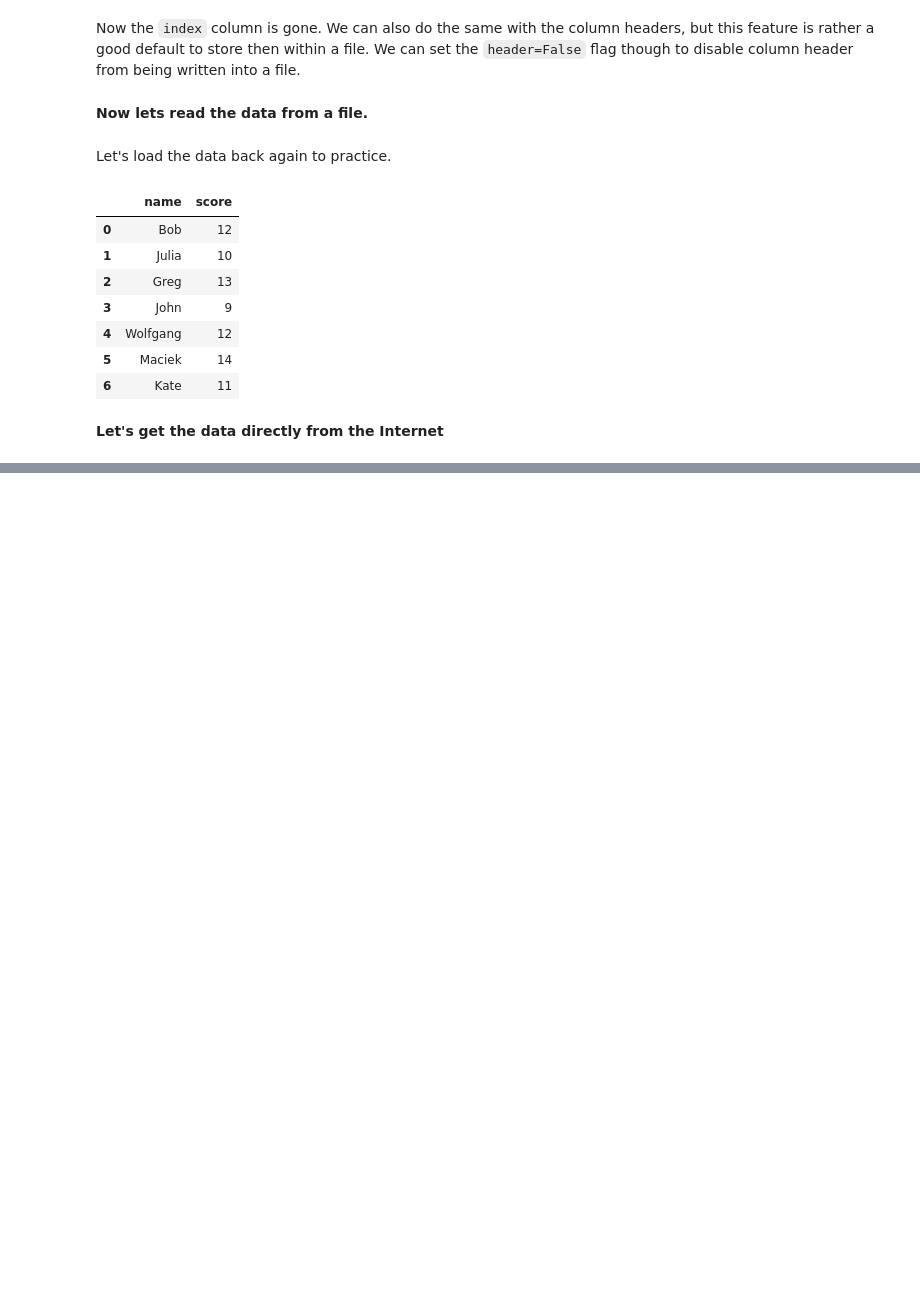
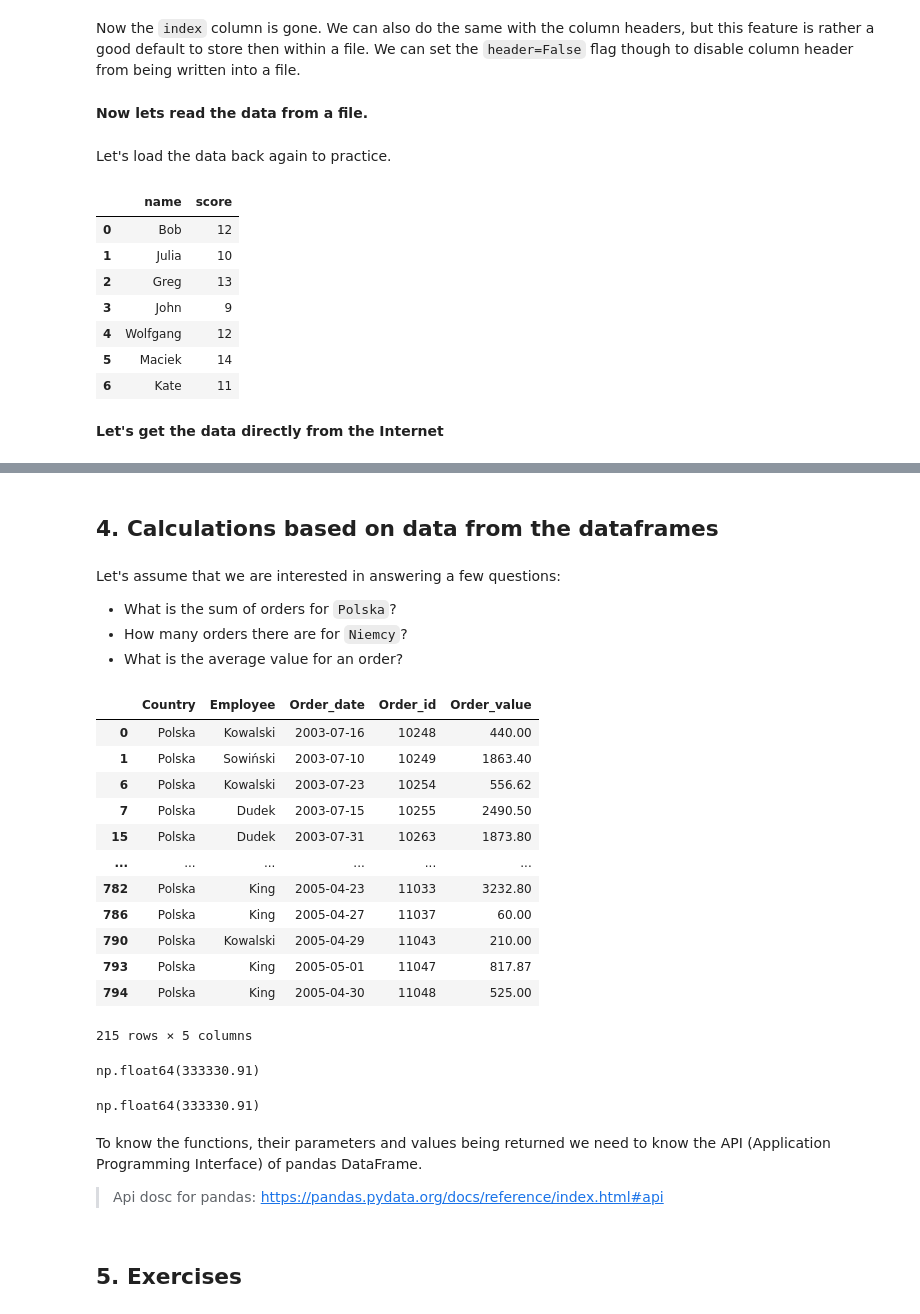
Before and after one commit to kropiak/__biostatistics_it_2026, a Jupyter notebook: lab_03/lab_03_pandas_intro.ipynb, the cells around one changed output, grey strips where cells are left out. Saved outputs shown, nothing was run; the diff lists cells and outputs as text; code cells hidden in the pictures; blank space fills up the shorter version.

```diff
--- a/lab_03/lab_03_pandas_intro.ipynb
+++ b/lab_03/lab_03_pandas_intro.ipynb
@@ -81,0 +364,45 @@ df_3 = pd.read_csv('zamowienia.csv'
+# %% [markdown]
+## 4. Calculations based on data from the dataframes
+# %% [markdown]
+Let's assume that we are interested in answering a few questions:
+* What is the sum of orders for `Polska`?
+* How many orders there are for `Niemcy`?
+* What is the average value for an order?
+# %%
+# first we need to select proper data
+q_1 = df_3[df_3['Country'] == 'Polska']
+q_1
+# %% [output]
+|  | Country | Employee | Order_date | Order_id | Order_value |
+| 0 | Polska | Kowalski | 2003-07-16 | 10248 | 440.00 |
+| 1 | Polska | Sowiński | 2003-07-10 | 10249 | 1863.40 |
+| 6 | Polska | Kowalski | 2003-07-23 | 10254 | 556.62 |
+| 7 | Polska | Dudek | 2003-07-15 | 10255 | 2490.50 |
+| 15 | Polska | Dudek | 2003-07-31 | 10263 | 1873.80 |
+| ... | ... | ... | ... | ... | ... |
+| 782 | Polska | King | 2005-04-23 | 11033 | 3232.80 |
+| 786 | Polska | King | 2005-04-27 | 11037 | 60.00 |
+| 790 | Polska | Kowalski | 2005-04-29 | 11043 | 210.00 |
+| 793 | Polska | King | 2005-05-01 | 11047 | 817.87 |
+| 794 | Polska | King | 2005-04-30 | 11048 | 525.00 |
+215 rows × 5 columns
+# %%
+# now we can apply a function on a given data or a subset
+# this result is not what we were thinking of
+q_1.sum()
+
+# now it looks better
+q_1['Order_value'].sum()
+# %% [output]
+np.float64(333330.91)
+# %%
+# we could aplly all of the steps in one line - like a chain of functions executed from left to right (more or less)
+df_3[df_3['Country'] == 'Polska']['Order_value'].sum()
+# %% [output]
+np.float64(333330.91)
+# %% [markdown]
+To know the functions, their parameters and values being returned we need to know the API (Application Programming Interface) of pandas DataFrame.
+
+> Api dosc for pandas: https://pandas.pydata.org/docs/reference/index.html#api
+# %% [markdown]
+## 5. Exercises
```
Also changed, not shown: parts of 34 cells of this notebook, 1 other file.
